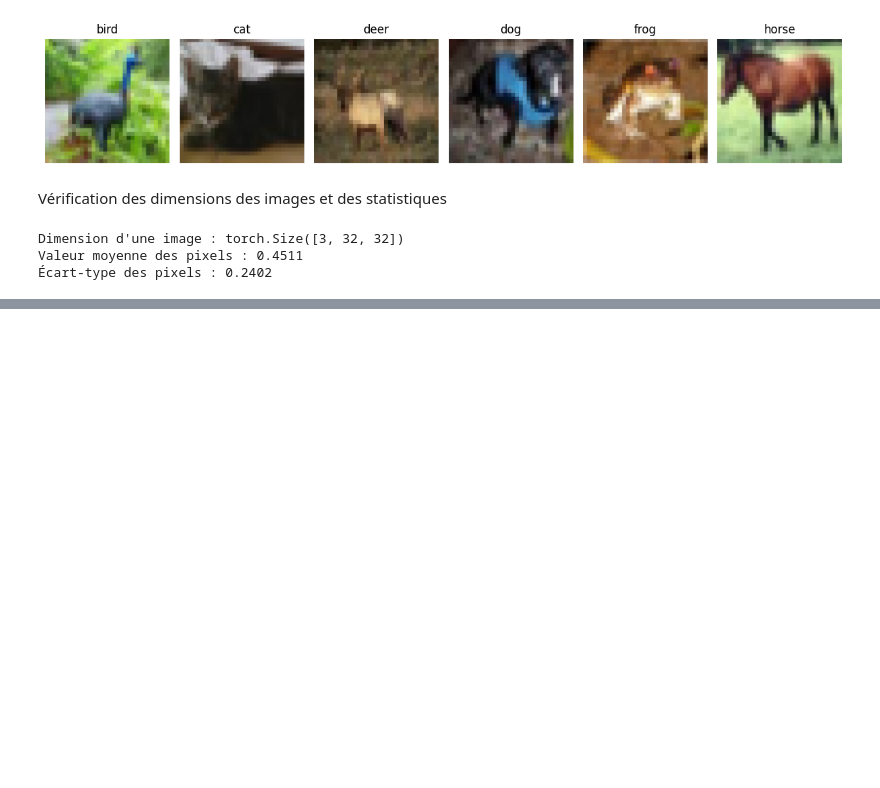
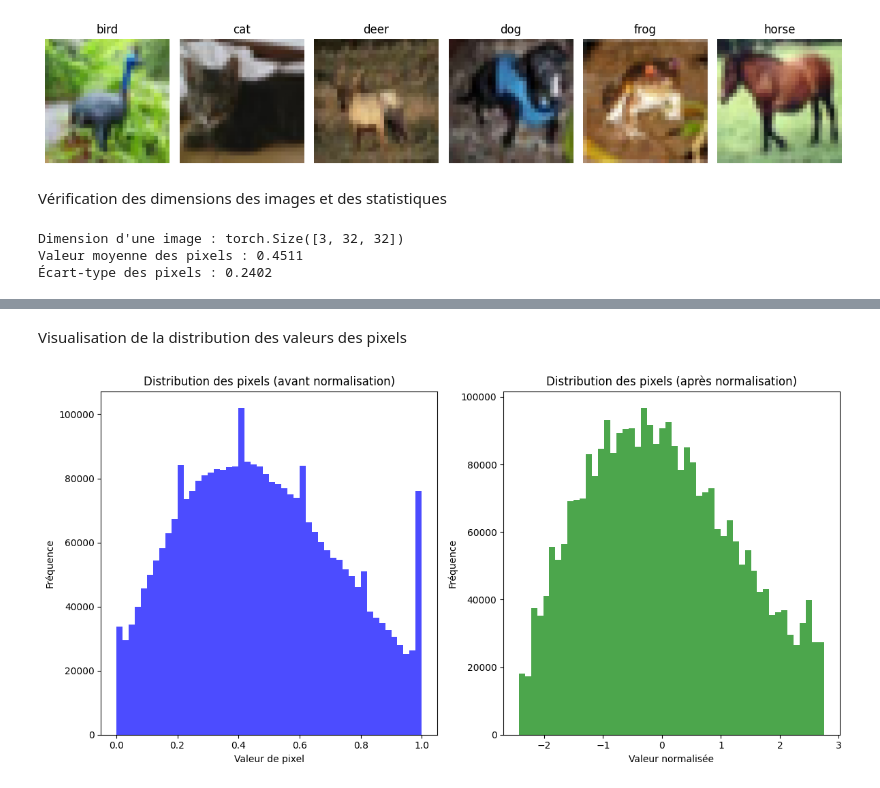
Before and after one commit to tara-lecoz/neuralzoo, a Jupyter notebook: eda.ipynb, the cells around one changed output, grey strips where cells are left out. Saved outputs shown, nothing was run; the diff lists cells and outputs as text; code cells hidden in the pictures; blank space fills up the shorter version.

```diff
--- a/eda.ipynb
+++ b/eda.ipynb
@@ -123,0 +176,8 @@ Valeur moyenne des pixels : 0.4511
+# %%
+# Détection d'images corrompues ou mal formatées
+for i, (img, label) in enumerate(train_animaux):
+    try:
+        img_np = img.numpy()  # Tentative de conversion en numpy array
+    except Exception as e:
+        print(f"Erreur avec l'image à l'index {i}: {e}")
+        continue  # Passer à l'image suivante
@@ -123,0 +253,48 @@ Valeur moyenne des pixels : 0.4511
+# %% [markdown]
+Visualisation de la distribution des valeurs des pixels
+# %%
+# Définir les transformations
+to_tensor = transforms.ToTensor()
+normalize = transforms.Normalize(mean=[0.4914, 0.4822, 0.4465],
+                                 std=[0.2023, 0.1994, 0.2010])
+transform_normalization = transforms.Compose([
+    transforms.ToTensor(),
+    normalize
+])
+
+# Prendre un échantillon d’images (par exemple 1000)
+nb_images = 1000
+original_pixels = []
+normalized_pixels = []
+
+for i in range(nb_images):
+    img_pil, _ = dataset_pil[i]  # PIL Image
+    tensor_orig = to_tensor(img_pil)
+    tensor_norm = transform_normalization(img_pil)
+
+    original_pixels.append(tensor_orig.numpy().flatten())
+    normalized_pixels.append(tensor_norm.numpy().flatten())
+
+# Fusionner toutes les valeurs de pixels en un seul tableau
+original_pixels = np.concatenate(original_pixels)
+normalized_pixels = np.concatenate(normalized_pixels)
+
+# Tracer les histogrammes
+plt.figure(figsize=(12, 6))
+
+plt.subplot(1, 2, 1)
+plt.hist(original_pixels, bins=50, color='blue', alpha=0.7)
+plt.title("Distribution des pixels (avant normalisation)")
+plt.xlabel("Valeur de pixel")
+plt.ylabel("Fréquence")
+
+plt.subplot(1, 2, 2)
+plt.hist(normalized_pixels, bins=50, color='green', alpha=0.7)
+plt.title("Distribution des pixels (après normalisation)")
+plt.xlabel("Valeur normalisée")
+plt.ylabel("Fréquence")
+
+plt.tight_layout()
+plt.show()
+# %% [output]
+[figure, added]
```
Also changed, not shown: parts of 18 cells of this notebook.
